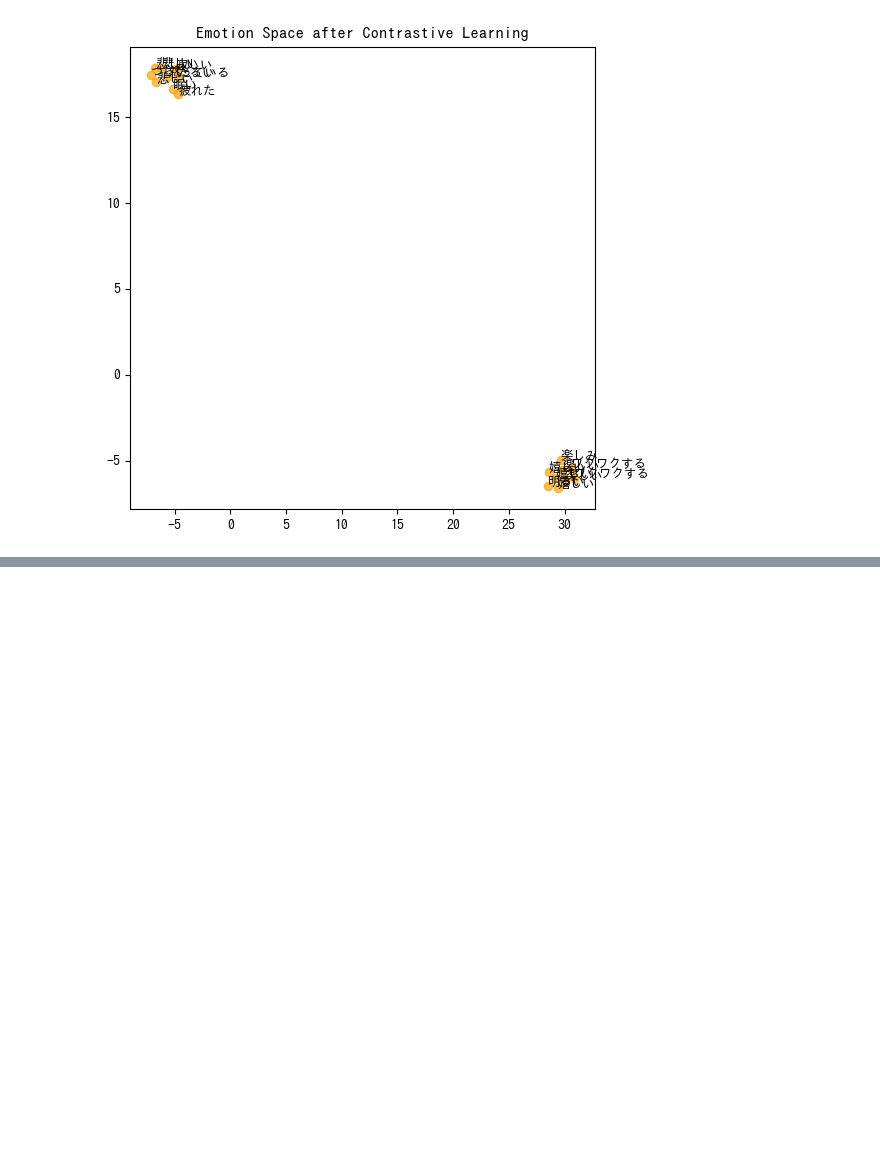
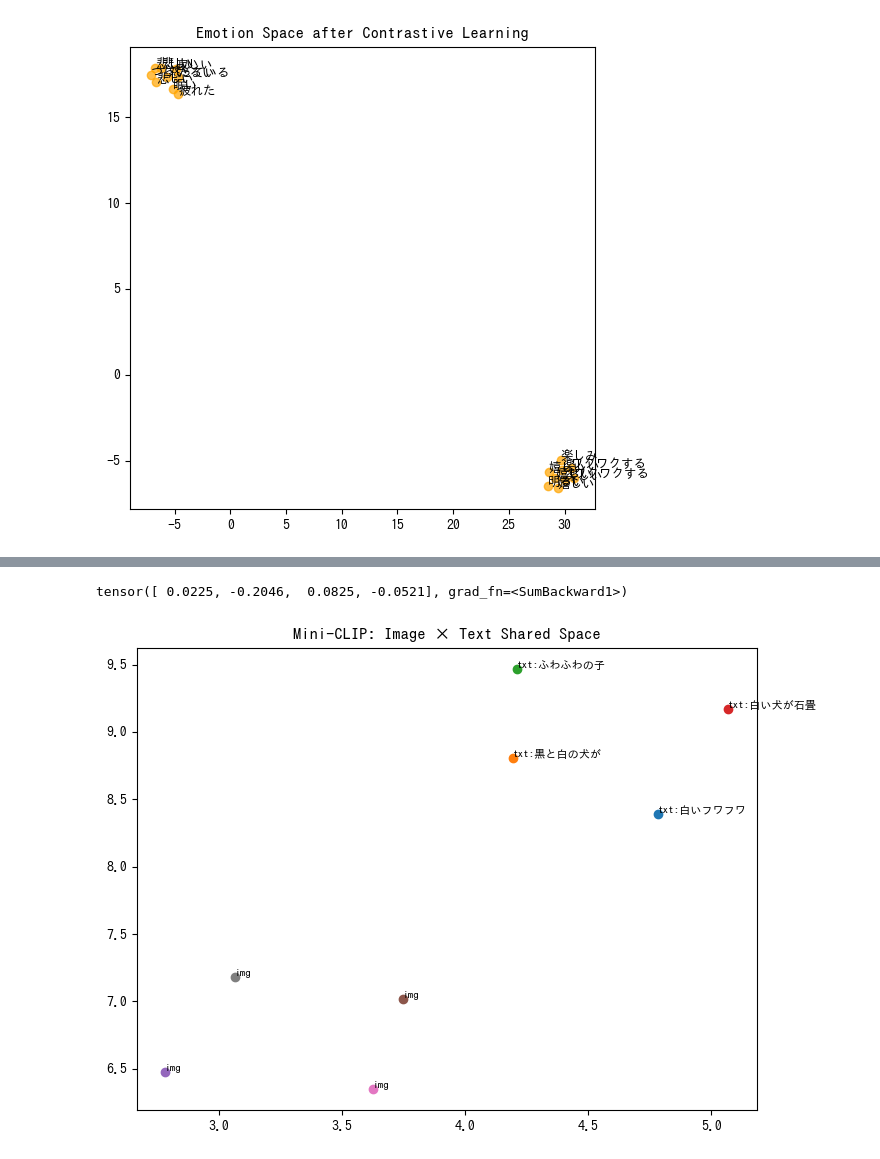
Before and after one commit to OlyKoek/MyStudy-AI-app, a Jupyter notebook: create_multimodal_embeding.ipynb, the cells around one changed output, grey strips where cells are left out. Cells and saved outputs as stored; diff of their text form; code cells hidden in the pictures; blank space fills up the shorter version.

Commit message:
feat: MobileNetV3を使ってTextと同じベクトル空間に画像もプロット

```diff
--- a/create_multimodal_embeding.ipynb
+++ b/create_multimodal_embeding.ipynb
@@ -201,0 +292,8 @@ plt.show()
+# %%
+import torch.nn as nn
+
+# MobileNetV3-Small の最終特徴量は 576 次元
+image_projector = nn.Linear(576, 256)
+
+# TinyBERT 用 projector（すでにあるはず）
+text_projector = projector  # 前フェーズで作った 384 → 256 Linear
@@ -201,0 +319,10 @@ plt.show()
+# %%
+def encode_image_256(url):
+    feat = encode_image(url)        # 576次元
+    proj = image_projector(feat)    # 256次元
+    return proj
+
+def encode_text_256(text):
+    emb = encode_texts([text])      # 384次元（既存関数）
+    proj = text_projector(emb)      # 256次元
+    return proj
@@ -201,0 +401,42 @@ plt.show()
+# %%
+query = "ふわふわの犬"
+q_vec = encode_text_256(query)
+
+sims = torch.nn.functional.cosine_similarity(
+    q_vec, img_vecs
+)
+print(sims)
+# %% [output]
+tensor([ 0.0225, -0.2046,  0.0825, -0.0521], grad_fn=<SumBackward1>)
+# %%
+import numpy as np
+import umap
+import matplotlib.pyplot as plt
+
+all_vecs = []
+labels = []
+
+# text
+for pair in image_text_pairs:
+    all_vecs.append(encode_text_256(pair["text"]).detach().numpy())
+    labels.append("txt:" + pair["text"])
+
+# image
+for pair in image_text_pairs:
+    all_vecs.append(encode_image_256(pair["url"]).detach().numpy())
+    labels.append("img")
+
+all_vecs = np.vstack(all_vecs)
+
+reducer = umap.UMAP(metric="cosine")
+umap_vecs = reducer.fit_transform(all_vecs)
+
+plt.figure(figsize=(8,6))
+for i, lab in enumerate(labels):
+    plt.scatter(umap_vecs[i,0], umap_vecs[i,1])
+    plt.text(umap_vecs[i,0], umap_vecs[i,1], lab[:10], fontsize=8)
+
+plt.title("Mini-CLIP: Image × Text Shared Space")
+plt.show()
+# %% [output]
+[figure, added]
```
Also changed, not shown: parts of 11 cells of this notebook.
